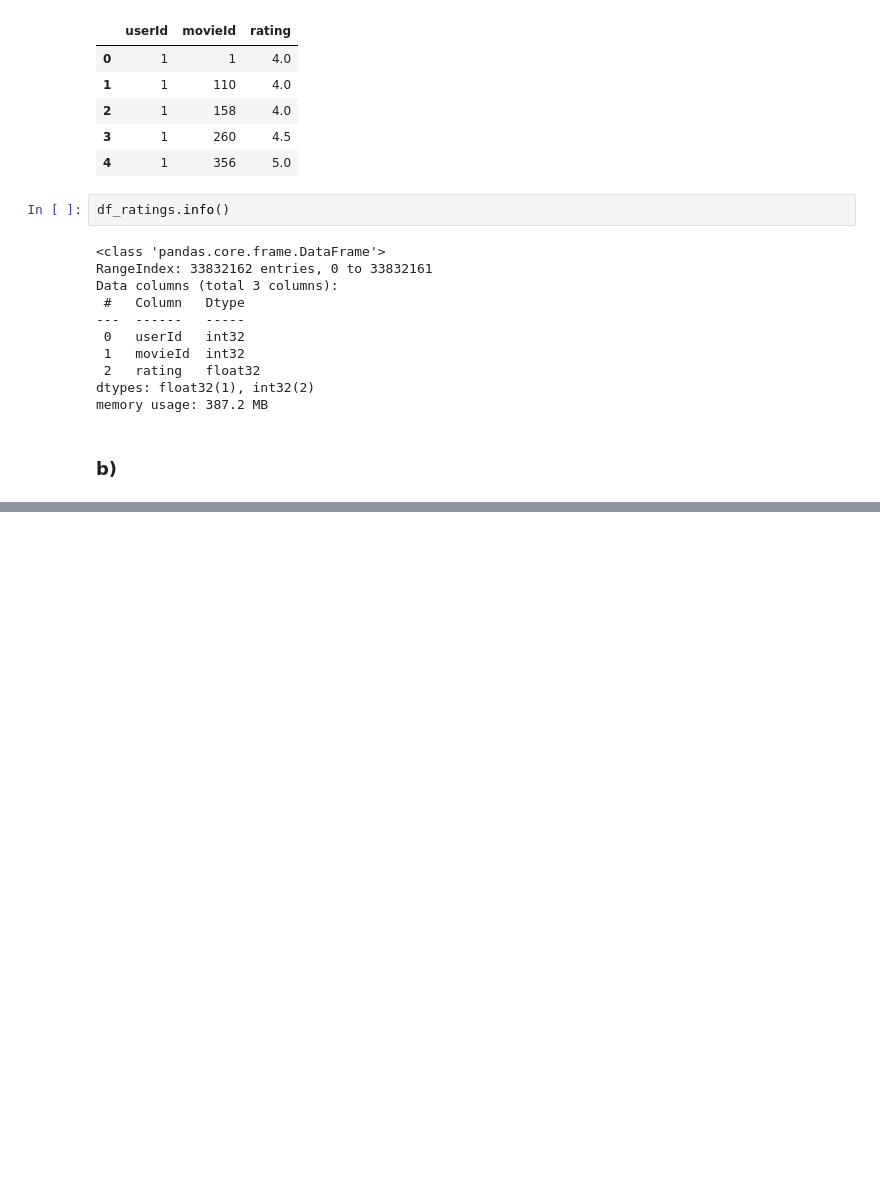
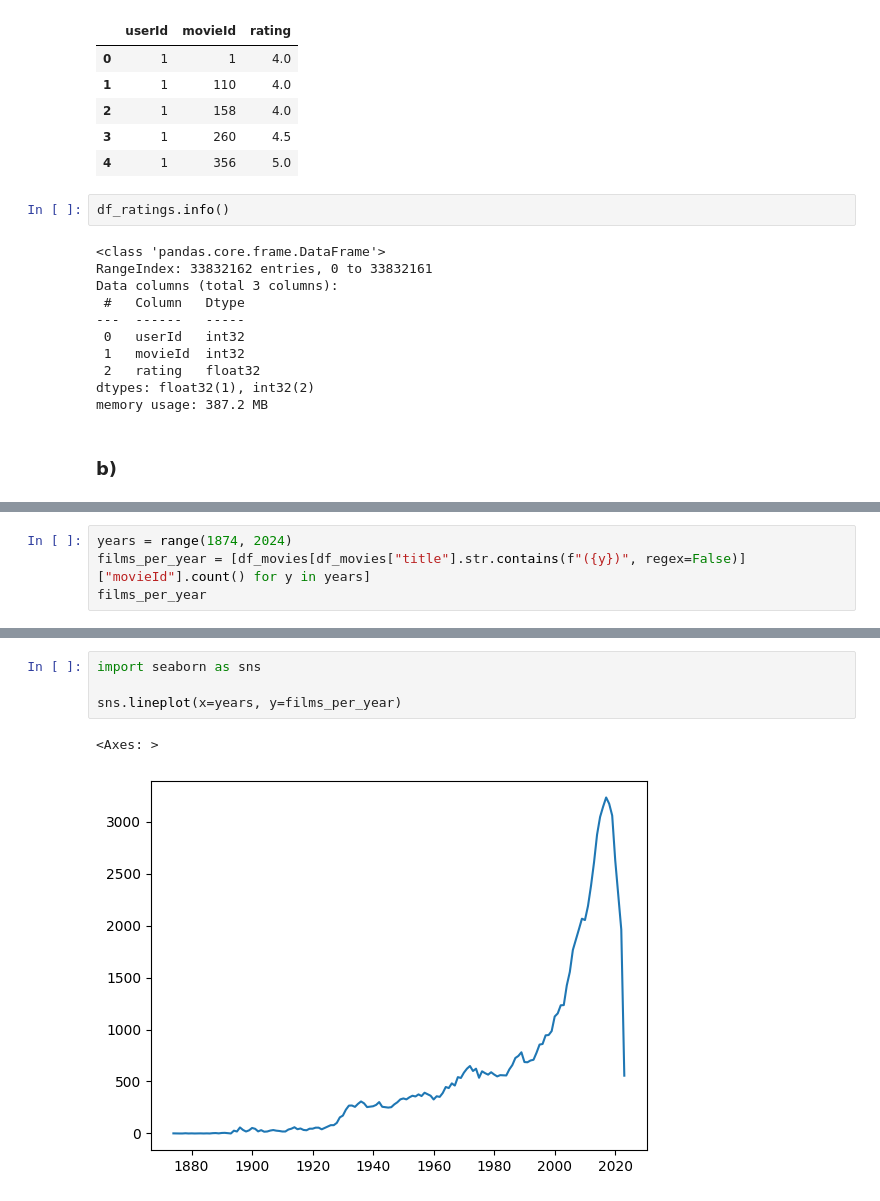
Before and after one commit to LordOfTurtles/AI-Erik-Johansson-OPA23, a Jupyter notebook: labs/labb1.ipynb, the cells around one changed output, grey strips where cells are left out. Saved outputs shown, nothing was run; the diff lists cells and outputs as text; blank space fills up the shorter version.

Commit message:
movies per year

```diff
--- a/labs/labb1.ipynb
+++ b/labs/labb1.ipynb
@@ -84,0 +140,4 @@ df_movies[df_movies["movieId"] == 318]
+# %%
+years = range(1874, 2024)
+films_per_year = [df_movies[df_movies["title"].str.contains(f"({y})", regex=False)]["movieId"].count() for y in years]
+films_per_year
@@ -84,0 +182,7 @@ df_movies[df_movies["movieId"] == 318]
+# %%
+import seaborn as sns
+
+sns.lineplot(x=years, y=films_per_year)
+# %% [output]
+<Axes: >
+[figure, added]
```
Also changed, not shown: parts of 10 cells of this notebook.
